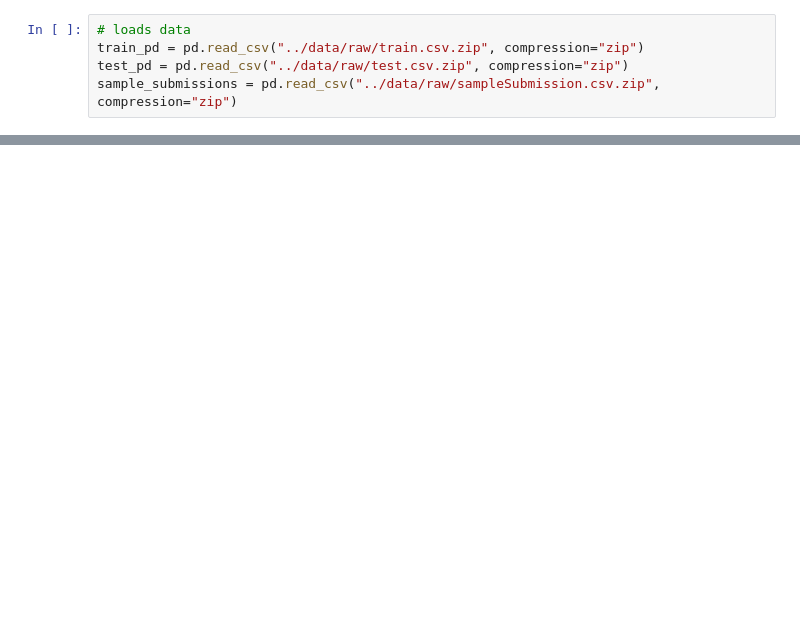
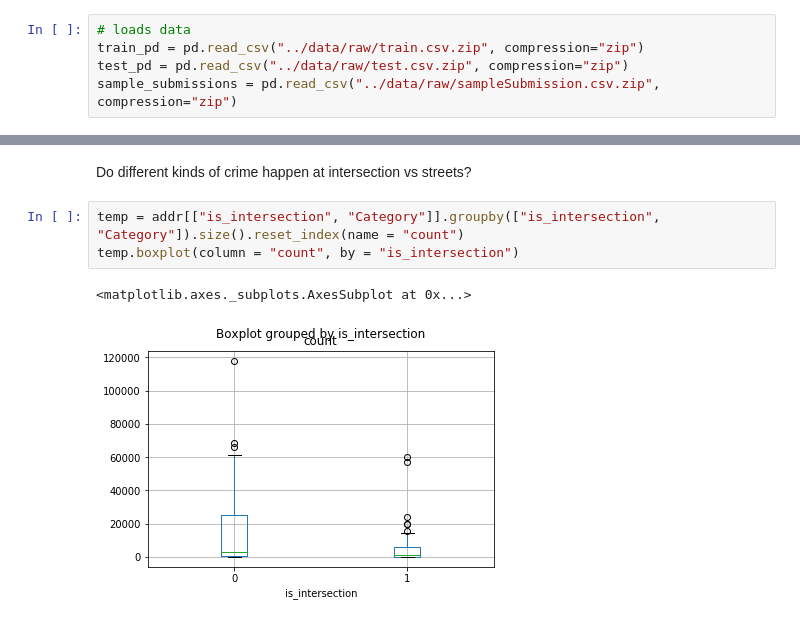
Before and after one commit to ucbiyyq/ucbiyyq-w207re-final-proj, a Jupyter notebook: notebooks/1.0-yyq-scratch-address.ipynb, the cells around one changed output, grey strips where cells are left out. Cells and saved outputs as stored; diff of their text form; blank space fills up the shorter version.

```diff
--- a/notebooks/1.0-yyq-scratch-address.ipynb
+++ b/notebooks/1.0-yyq-scratch-address.ipynb
@@ -75,0 +241,8 @@ addr.head()
+# %% [markdown]
+Do different kinds of crime happen at intersection vs streets?
+# %%
+temp = addr[["is_intersection", "Category"]].groupby(["is_intersection", "Category"]).size().reset_index(name = "count")
+temp.boxplot(column = "count", by = "is_intersection")
+# %% [output]
+<matplotlib.axes._subplots.AxesSubplot at 0x...>
+[figure, added]
```
Also changed, not shown: parts of 60 cells of this notebook, 2 other files.
